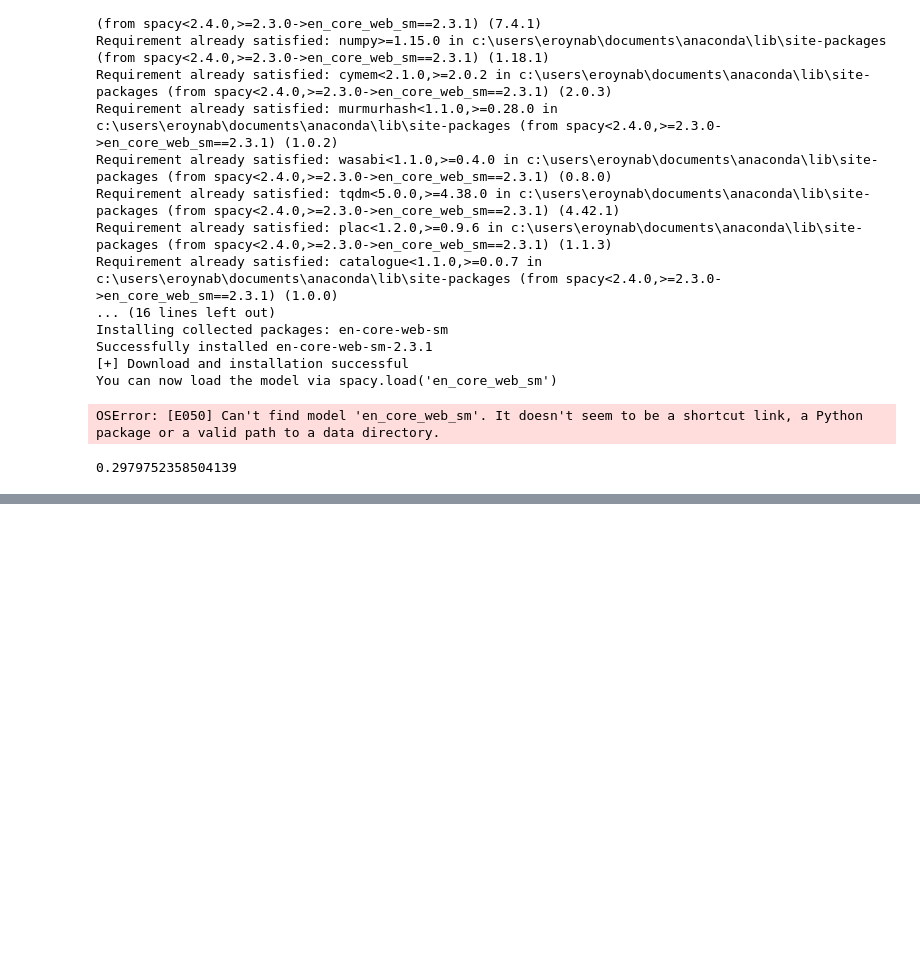
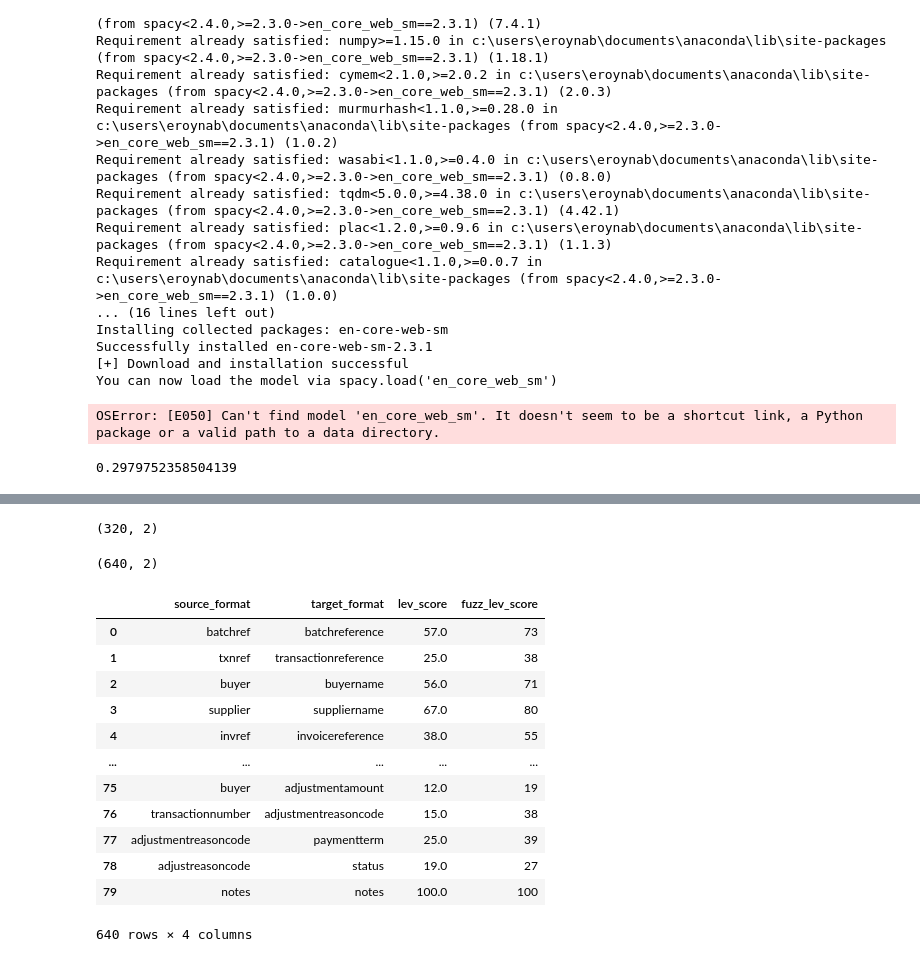
Before and after one commit to Nabarko/ML_String_Matching, a Jupyter notebook: String_Matching.ipynb, the cells around one changed output, grey strips where cells are left out. Drawn from its saved outputs; the diff is of its cells as text; code cells hidden in the pictures; blank space fills up the shorter version.

```diff
--- a/String_Matching.ipynb
+++ b/String_Matching.ipynb
@@ -216,0 +298,20 @@ KeyError: "word 'batch' not in vocabulary"
+# %%
+#dataset = dataset.append(shuffled_ordered_dataset)
+dataset.shape
+# %% [output]
+(320, 2)
+# %%
+### Non-Ideal Mappings ###
+from random import shuffle
+
+source_final_list = source_1+source_2+source_3+source_4
+target_final_list = target+target+target+target
+shuffle(source_final_list)
+#print(source_final_list)
+
+#dataset["source_format"] = list(dataset["source_format"]) + source_final_list
+#dataset["target_format"] = list(dataset["target_format"]) + target_final_list
+
+#dataset = dataset.append(pd.DataFrame([list(source_final_list),list(target_final_list)],columns=dataset.columns))
+#dataset["target_format"] = dataset["target_format"].append(pd.Series(target_final_list,index="target_format"))
+shuffled_df = pd.DataFrame({"source_format":list(source_final_list),"target_format":list(target_final_list)})
@@ -216,0 +320,4 @@ KeyError: "word 'batch' not in vocabulary"
+# %%
+dataset.shape
+# %% [output]
+(640, 2)
@@ -216,0 +337,19 @@ KeyError: "word 'batch' not in vocabulary"
+# %%
+fuzz_lev_score = [fuzz.token_sort_ratio(list(dataset["source_format"])[i],list(dataset["target_format"])[i]) for i in range(0,len(dataset["source_format"]))]
+
+dataset["fuzz_lev_score"] = fuzz_lev_score
+dataset
+# %% [output]
+|  | source_format | target_format | lev_score | fuzz_lev_score |
+| 0 | batchref | batchreference | 57.0 | 73 |
+| 1 | txnref | transactionreference | 25.0 | 38 |
+| 2 | buyer | buyername | 56.0 | 71 |
+| 3 | supplier | suppliername | 67.0 | 80 |
+| 4 | invref | invoicereference | 38.0 | 55 |
+| ... | ... | ... | ... | ... |
+| 75 | buyer | adjustmentamount | 12.0 | 19 |
+| 76 | transactionnumber | adjustmentreasoncode | 15.0 | 38 |
+| 77 | adjustmentreasoncode | paymentterm | 25.0 | 39 |
+| 78 | adjustreasoncode | status | 19.0 | 27 |
+| 79 | notes | notes | 100.0 | 100 |
+640 rows × 4 columns
```
Also changed, not shown: parts of 40 cells of this notebook, 7 other files.
